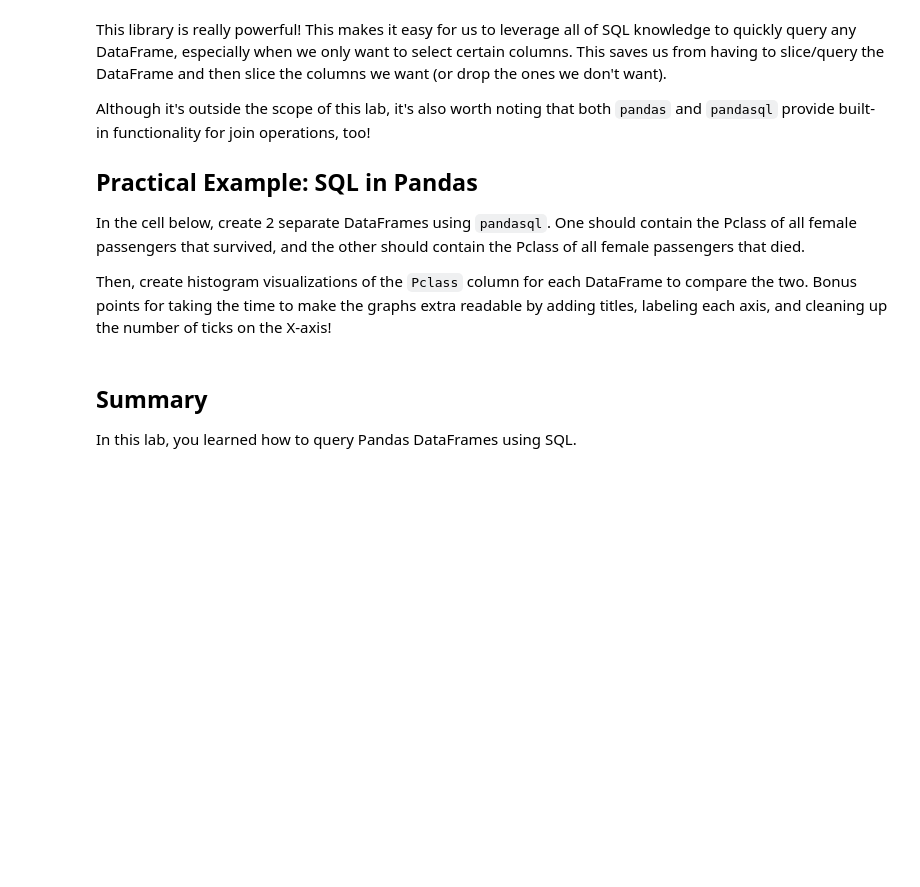
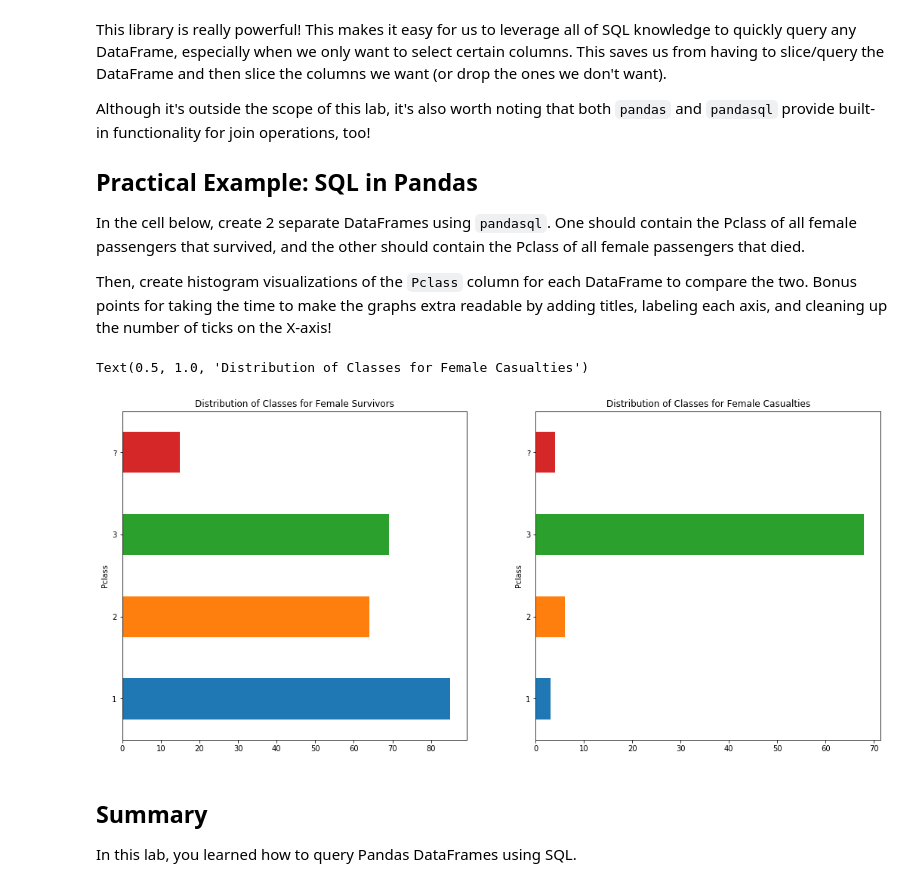
Before and after one commit to adpaz/learn-co, a Jupyter notebook: Section_5/dsc-1-05-17-using-sql-with-pandas-lab-online-ds-sp-000/index.ipynb, the cells around one changed output. Drawn from its saved outputs; the diff is of its cells as text; code cells hidden in the pictures; blank space fills up the shorter version.

```diff
--- a/Section_5/dsc-1-05-17-using-sql-with-pandas-lab-online-ds-sp-000/index.ipynb
+++ b/Section_5/dsc-1-05-17-using-sql-with-pandas-lab-online-ds-sp-000/index.ipynb
@@ -211,3 +270,5 @@ pysqldf = None
+# %%
+pysqldf = lambda q: sqldf(q, globals())
 # %% [markdown]
 Great! That will save us from having to pass `globals()` as an argument every time we query, which can get a bit tedious.
 
@@ -257,3 +339,25 @@ died_females_by_pclass_df = None
+# %%
+# Write your queries in these variables to keep your code well-formatted and readable
+q3 = "SELECT Pclass, Count(*) from df where Sex = 'female' and Survived = 1 group by 1;"
+q4 = "SELECT Pclass, Count(*) from df where Sex = 'female' and Survived = 0 group by 1;"
+
+survived_females_by_pclass_df = pysqldf(q3)
+died_females_by_pclass_df = pysqldf(q4)
+
+
+
+# Create and label the histograms for each below!
+
+fig, axes = plt.subplots(nrows=1, ncols=2, figsize=(18,8))
+
+survived_females_by_pclass_df.set_index('Pclass')['Count(*)'].plot(kind='barh', ax=axes[0])
+axes[0].set_title('Distribution of Classes for Female Survivors')
+
+died_females_by_pclass_df.set_index('Pclass')['Count(*)'].plot(kind='barh', ax=axes[1])
+axes[1].set_title('Distribution of Classes for Female Casualties')
+# %% [output]
+Text(0.5, 1.0, 'Distribution of Classes for Female Casualties')
+[figure, added]
 # %% [markdown]
 ## Summary
 
```
Also changed, not shown: parts of 16 cells of this notebook.
